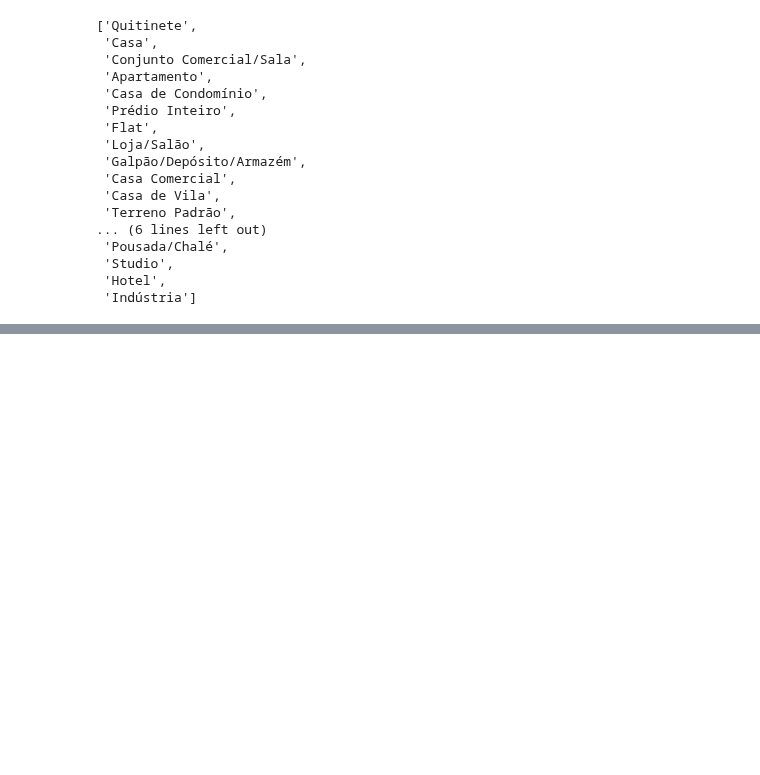
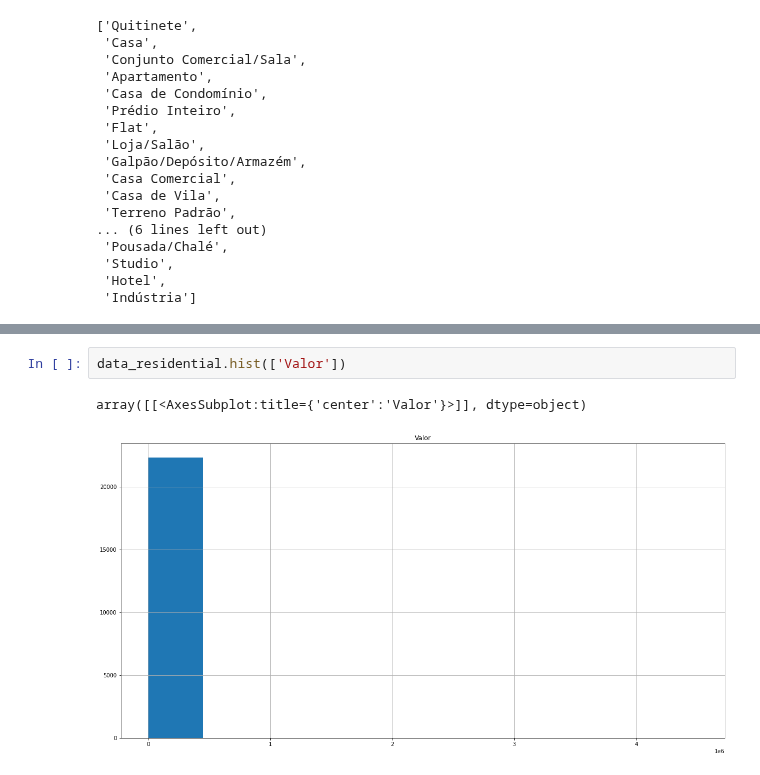
Before and after one commit to renatosayyed-eng/DataScience, a Jupyter notebook: Python para Data Science/Advancing in Pandas/Processing_And_Analyzing_Data.ipynb, the cells around one changed output, grey strips where cells are left out. Cells and saved outputs as stored; diff of their text form; blank space fills up the shorter version.

```diff
--- a/Python para Data Science/Advancing in Pandas/Processing_And_Analyzing_Data.ipynb
+++ b/Python para Data Science/Advancing in Pandas/Processing_And_Analyzing_Data.ipynb
@@ -174,0 +558,5 @@ data_residential.head()
+# %%
+data_residential.hist(['Valor'])
+# %% [output]
+array([[<AxesSubplot:title={'center':'Valor'}>]], dtype=object)
+[figure, added]
```
Also changed, not shown: parts of 66 cells of this notebook, 3 other files.
